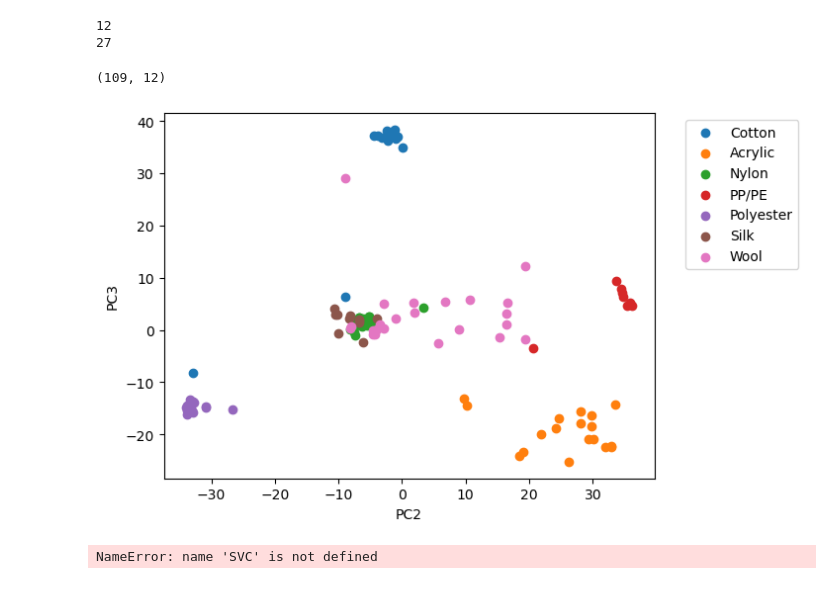
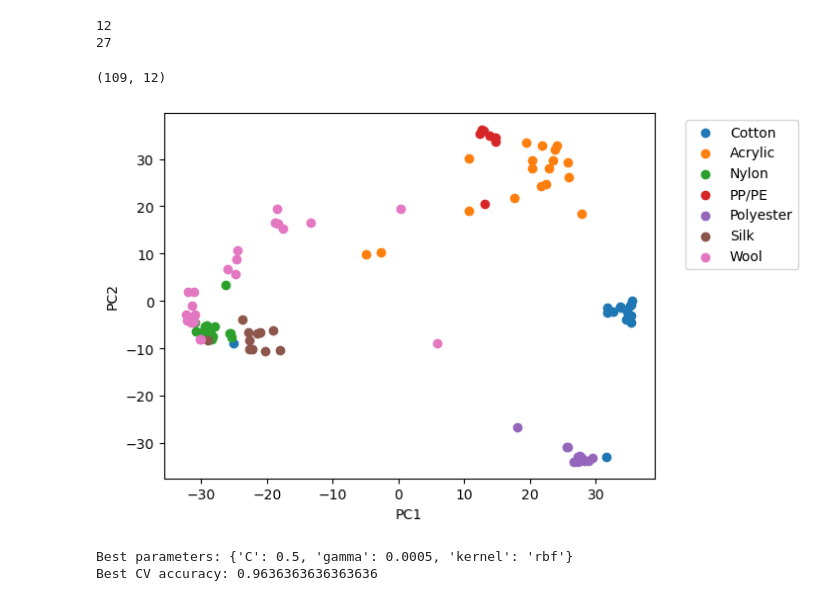
Before and after one commit to Eggorchikk/CBL_IR, a Jupyter notebook: CBL_ML/MD_CBL.ipynb, the cells around one changed output. Cells and saved outputs as stored; diff of their text form; code cells hidden in the pictures.

```diff
--- a/CBL_ML/MD_CBL.ipynb
+++ b/CBL_ML/MD_CBL.ipynb
@@ -132,39 +127,34 @@ print(n_components_99)
 # %%
 labels = final_df["Labels"]
 codes, uniques = pd.factorize(labels)
 
 pca = PCA(n_components=12)
 pca_data = pca.fit_transform(final_df.iloc[:, 2:].values)
 print(pca_data.shape)
 
 for lab in uniques:
     idx = labels == lab
-    plt.scatter(pca_data[idx, 1], pca_data[idx, 2], label=lab)
+    plt.scatter(pca_data[idx, 0], pca_data[idx, 1], label=lab)
 
 plt.legend(bbox_to_anchor=(1.05, 1), loc='upper left')
-plt.xlabel("PC2")
-plt.ylabel("PC3")
+plt.xlabel("PC1")
+plt.ylabel("PC2")
 plt.show()
 # %% [output]
 (109, 12)
-[figure, old version]
+[figure, new version]
 # %%
-# X_train, X_test, y_train, y_test  = train_test_split(pca_data, labels, test_size=0.2, stratify=labels, random_state=57)
+param_grid = {"C": [0.1, 0.5, 1, 2, 5, 10], "gamma": [0.0005, 0.001, 0.005, 0.01, 0.02, 0.05, 0.1, "scale"], "kernel": ["rbf"]}
 
-svm = SVC(kernel = "rbf", C=1, gamma="scale")
-# svm.fit(X_train, y_train)
-
-# y_pred = svm.predict(X_test)
-
-# print("Accuracy:", accuracy_score(y_test, y_pred))
-# print(classification_report(y_test, y_pred))
+svm = SVC()
 
 skf = StratifiedKFold(n_splits=5, shuffle=True, random_state=57)
 
-scores = cross_val_score(svm, pca_data, labels, cv=skf, scoring="accuracy")
+grid = GridSearchCV(estimator=svm, param_grid=param_grid, cv=skf, scoring="accuracy")
+grid.fit(pca_data, labels)
 
-print("Fold accuracies:", scores)
-print("Mean accuracy:", np.mean(scores))
-print("Std deviation:", np.std(scores))
+print("Best parameters:", grid.best_params_)
+print("Best CV accuracy:", grid.best_score_)
 # %% [output]
-NameError: name 'SVC' is not defined
+Best parameters: {'C': 0.5, 'gamma': 0.0005, 'kernel': 'rbf'}
+Best CV accuracy: 0.9636363636363636
```
Also changed, not shown: parts of 3 cells of this notebook.
